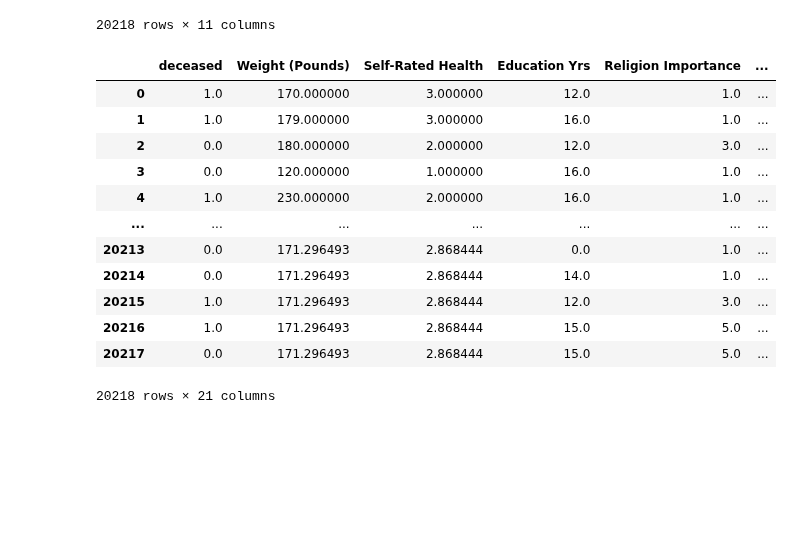
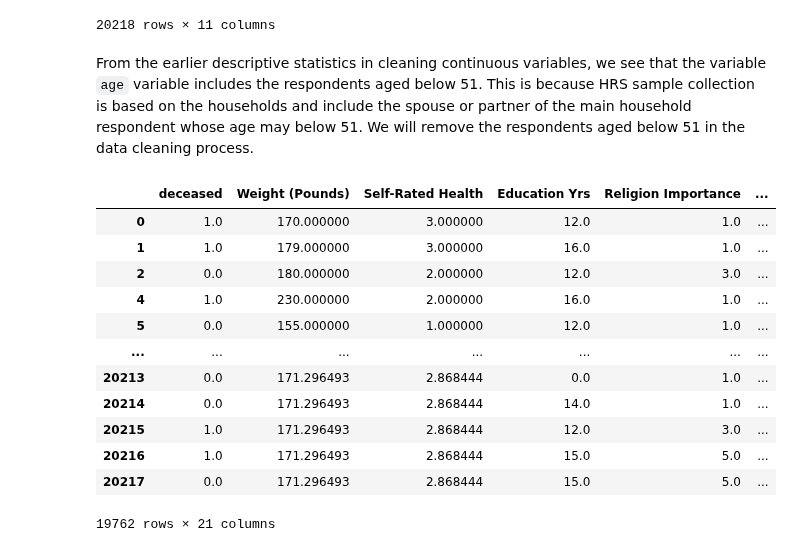
Before and after one commit to yiang-li/Predicting-Mortality-Machine-Learning, a Jupyter notebook: code_hrs.ipynb, the cells around one changed output. Drawn from its saved outputs; the diff is of its cells as text; code cells hidden in the pictures; blank space fills up the shorter version.

```diff
--- a/code_hrs.ipynb
+++ b/code_hrs.ipynb
@@ -188,22 +188,25 @@ dtype: int64
 | 20216 | True | False | True | False | False | True | True | False | ... |
 | 20217 | True | False | True | False | False | True | True | False | ... |
 20218 rows × 11 columns
+# %% [markdown]
+From the earlier descriptive statistics in cleaning continuous variables, we see that the variable <code>age</code> variable includes the respondents aged below 51. This is because HRS sample collection is based on the households and include the spouse or partner of the main household respondent whose age may below 51. We will remove the respondents aged below 51 in the data cleaning process.
 # %%
-hrs_clean = pd.concat([df02_d['deceased'], df02_d_ord, df02_d_cat], axis=1)
+hrs_clean_full = pd.concat([df02_d['deceased'], df02_d_ord, df02_d_cat], axis=1)
+hrs_clean = hrs_clean_full[hrs_clean_full['Age'] >= 51]
 hrs_clean
 # %% [output]
 |  | deceased | Weight (Pounds) | Self-Rated Health | Education Yrs | Religion Importance | ... |
 | 0 | 1.0 | 170.000000 | 3.000000 | 12.0 | 1.0 | ... |
 | 1 | 1.0 | 179.000000 | 3.000000 | 16.0 | 1.0 | ... |
 | 2 | 0.0 | 180.000000 | 2.000000 | 12.0 | 3.0 | ... |
-| 3 | 0.0 | 120.000000 | 1.000000 | 16.0 | 1.0 | ... |
 | 4 | 1.0 | 230.000000 | 2.000000 | 16.0 | 1.0 | ... |
+| 5 | 0.0 | 155.000000 | 1.000000 | 12.0 | 1.0 | ... |
 | ... | ... | ... | ... | ... | ... | ... |
 | 20213 | 0.0 | 171.296493 | 2.868444 | 0.0 | 1.0 | ... |
 | 20214 | 0.0 | 171.296493 | 2.868444 | 14.0 | 1.0 | ... |
 | 20215 | 1.0 | 171.296493 | 2.868444 | 12.0 | 3.0 | ... |
 | 20216 | 1.0 | 171.296493 | 2.868444 | 15.0 | 5.0 | ... |
 | 20217 | 0.0 | 171.296493 | 2.868444 | 15.0 | 5.0 | ... |
-20218 rows × 21 columns
+19762 rows × 21 columns
 # %%
 hrs_clean.to_csv('hrs_clean.csv', index=False)
```
Also changed, not shown: 1 other file.
